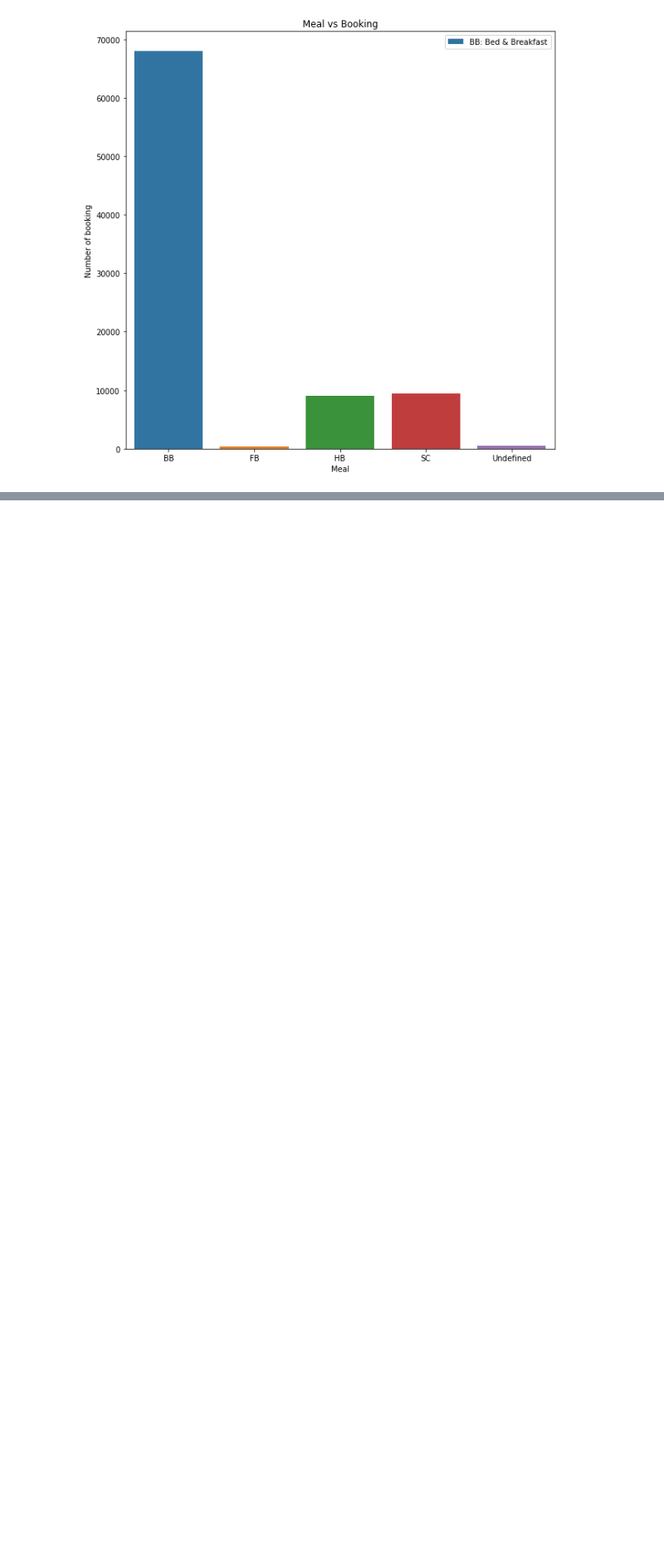
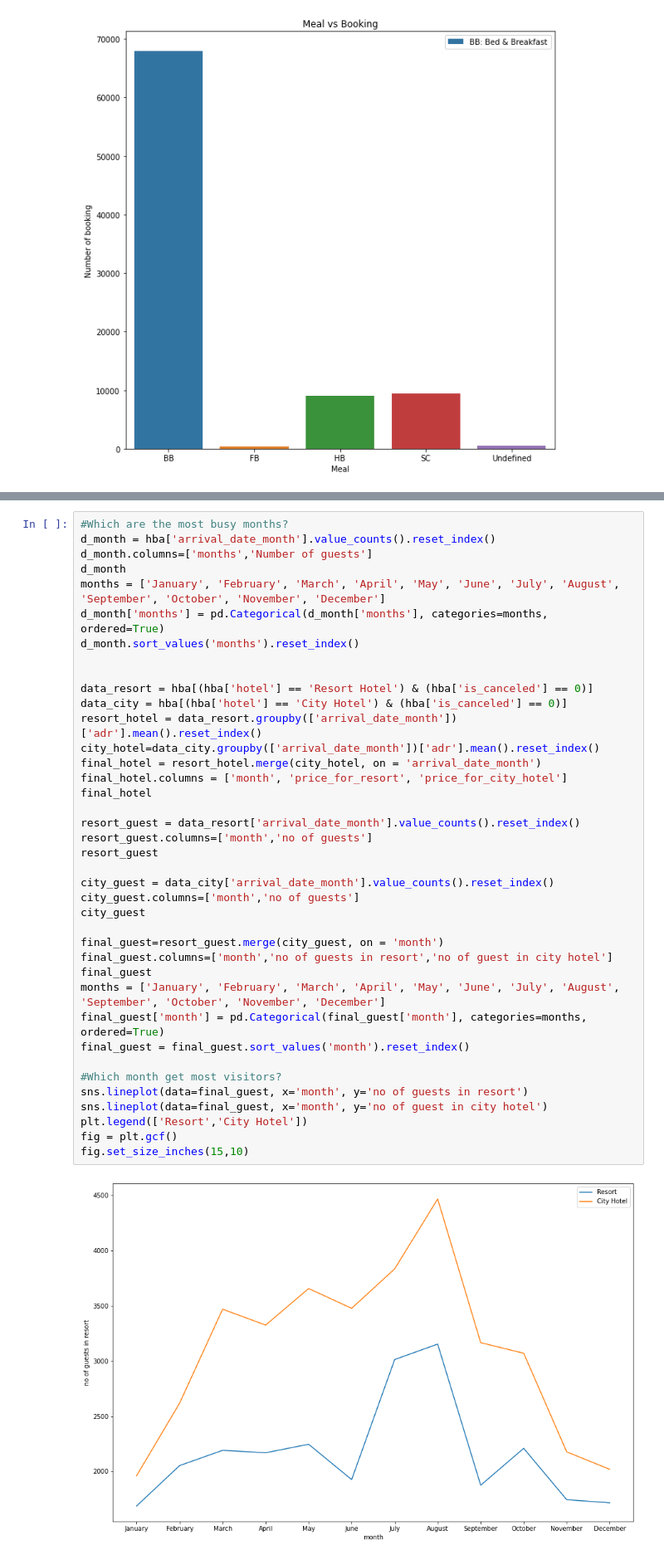
Before and after one commit to Naman2827/hotel-booking-analysis, a Jupyter notebook: Hotel_Booking_Analysis_Capstone_Project.ipynb, the cells around one changed output, grey strips where cells are left out. Shown at 83% size. Drawn from its saved outputs; the diff is of its cells as text; blank space fills up the shorter version.

```diff
--- a/Hotel_Booking_Analysis_Capstone_Project.ipynb
+++ b/Hotel_Booking_Analysis_Capstone_Project.ipynb
@@ -216,0 +187,41 @@ plt.show()
+# %%
+#Which are the most busy months?
+d_month = hba['arrival_date_month'].value_counts().reset_index()
+d_month.columns=['months','Number of guests']
+d_month
+months = ['January', 'February', 'March', 'April', 'May', 'June', 'July', 'August', 'September', 'October', 'November', 'December']
+d_month['months'] = pd.Categorical(d_month['months'], categories=months, ordered=True)
+d_month.sort_values('months').reset_index()
+
+
+data_resort = hba[(hba['hotel'] == 'Resort Hotel') & (hba['is_canceled'] == 0)]
+data_city = hba[(hba['hotel'] == 'City Hotel') & (hba['is_canceled'] == 0)]
+resort_hotel = data_resort.groupby(['arrival_date_month'])['adr'].mean().reset_index()
+city_hotel=data_city.groupby(['arrival_date_month'])['adr'].mean().reset_index()
+final_hotel = resort_hotel.merge(city_hotel, on = 'arrival_date_month')
+final_hotel.columns = ['month', 'price_for_resort', 'price_for_city_hotel']
+final_hotel
+
+resort_guest = data_resort['arrival_date_month'].value_counts().reset_index()
+resort_guest.columns=['month','no of guests']
+resort_guest
+
+city_guest = data_city['arrival_date_month'].value_counts().reset_index()
+city_guest.columns=['month','no of guests']
+city_guest
+
+final_guest=resort_guest.merge(city_guest, on = 'month')
+final_guest.columns=['month','no of guests in resort','no of guest in city hotel']
+final_guest
+months = ['January', 'February', 'March', 'April', 'May', 'June', 'July', 'August', 'September', 'October', 'November', 'December']
+final_guest['month'] = pd.Categorical(final_guest['month'], categories=months, ordered=True)
+final_guest = final_guest.sort_values('month').reset_index()
+
+#Which month get most visitors?
+sns.lineplot(data=final_guest, x='month', y='no of guests in resort')
+sns.lineplot(data=final_guest, x='month', y='no of guest in city hotel')
+plt.legend(['Resort','City Hotel'])
+fig = plt.gcf()
+fig.set_size_inches(15,10)
+# %% [output]
+[figure, added]
```
Also changed, not shown: parts of 13 cells of this notebook.
